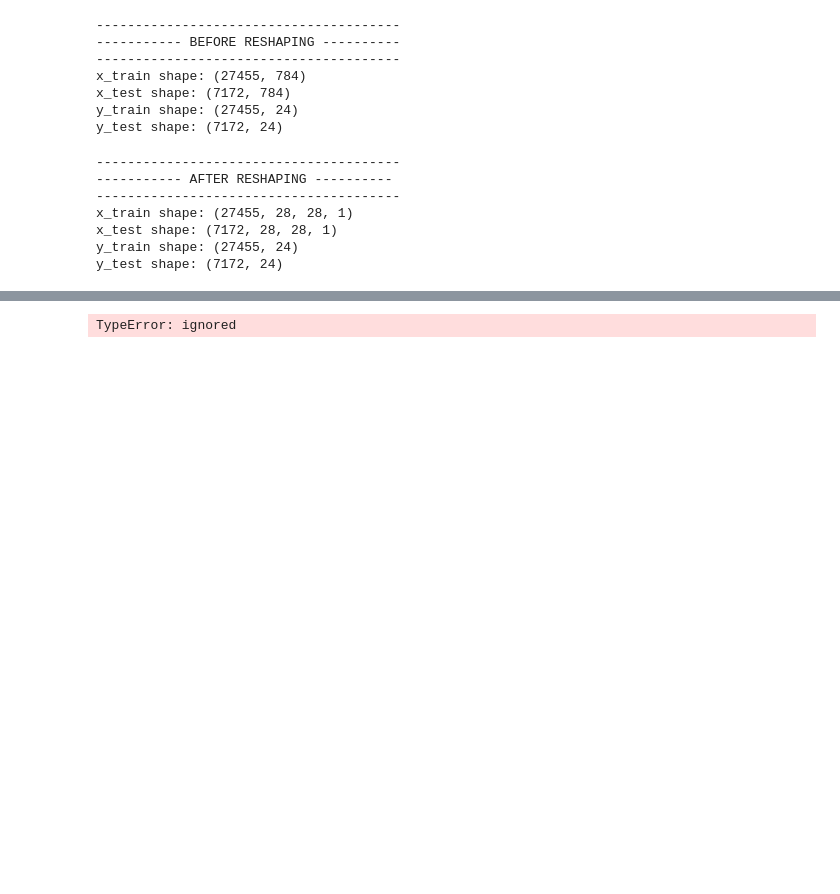
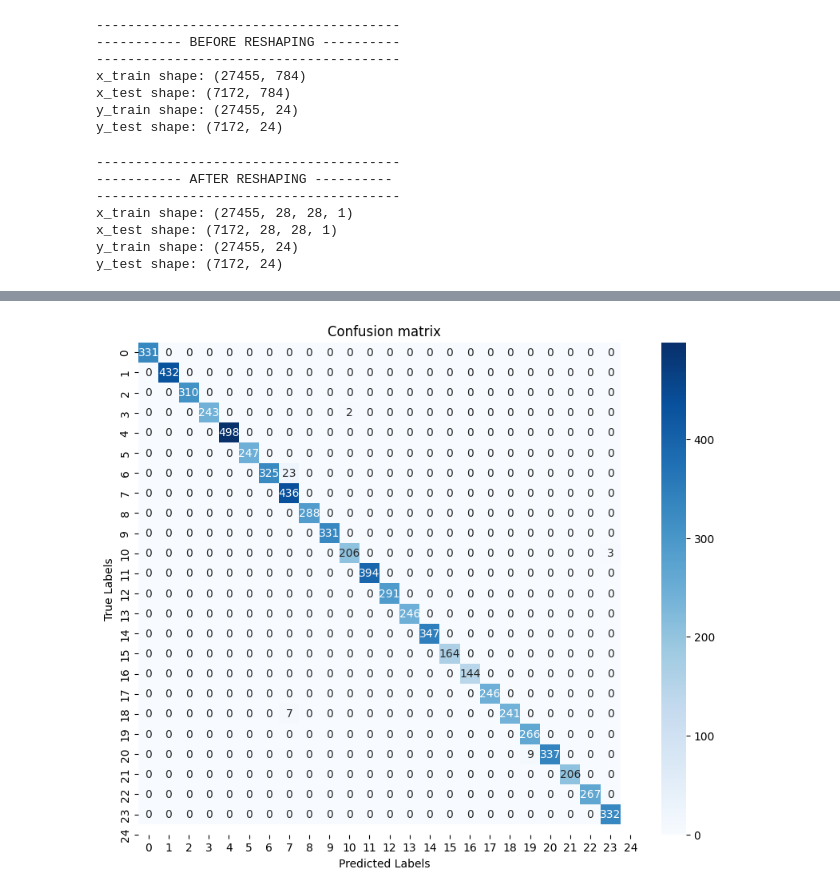
Before and after one commit to MehniLozo/letsay, a Jupyter notebook: Models/Signlang.ipynb, the cells around one changed output, grey strips where cells are left out. Cells and saved outputs as stored; diff of their text form; code cells hidden in the pictures; blank space fills up the shorter version.

```diff
--- a/Models/Signlang.ipynb
+++ b/Models/Signlang.ipynb
@@ -209,8 +245,17 @@ Epoch 20/20
 # %%
 ## better visualization with confusion matrix
+#y_pred_prob = model.predict(x_test)
+#y_pred = y_pred_prob.argmax(axis=1)
+
+
+#conf_matrix = confusion_matrix(y_test,y_pred)
+
+y_true_labels = np.argmax(y_test, axis=1)
 y_pred_prob = model.predict(x_test)
-y_pred = y_pred_prob.argmax(axis=1)
-conf_matrix = confusion_matrix(y_test,y_true= y_pred)
+y_pred_labels = np.argmax(y_pred_prob, axis=1)
+
+conf_matrix = confusion_matrix(y_true_labels, y_pred_labels)
+
 plt.figure(figsize=(10, 8))
 sns.heatmap(conf_matrix, annot=True, fmt='d',
             cmap = 'Blues', square= True,  xticklabels=range(25), yticklabels=range(25))
@@ -223 +268 @@ plt.show()
-TypeError: ignored
+[figure, added]
```
Also changed, not shown: parts of 9 cells of this notebook, 2 other files.
